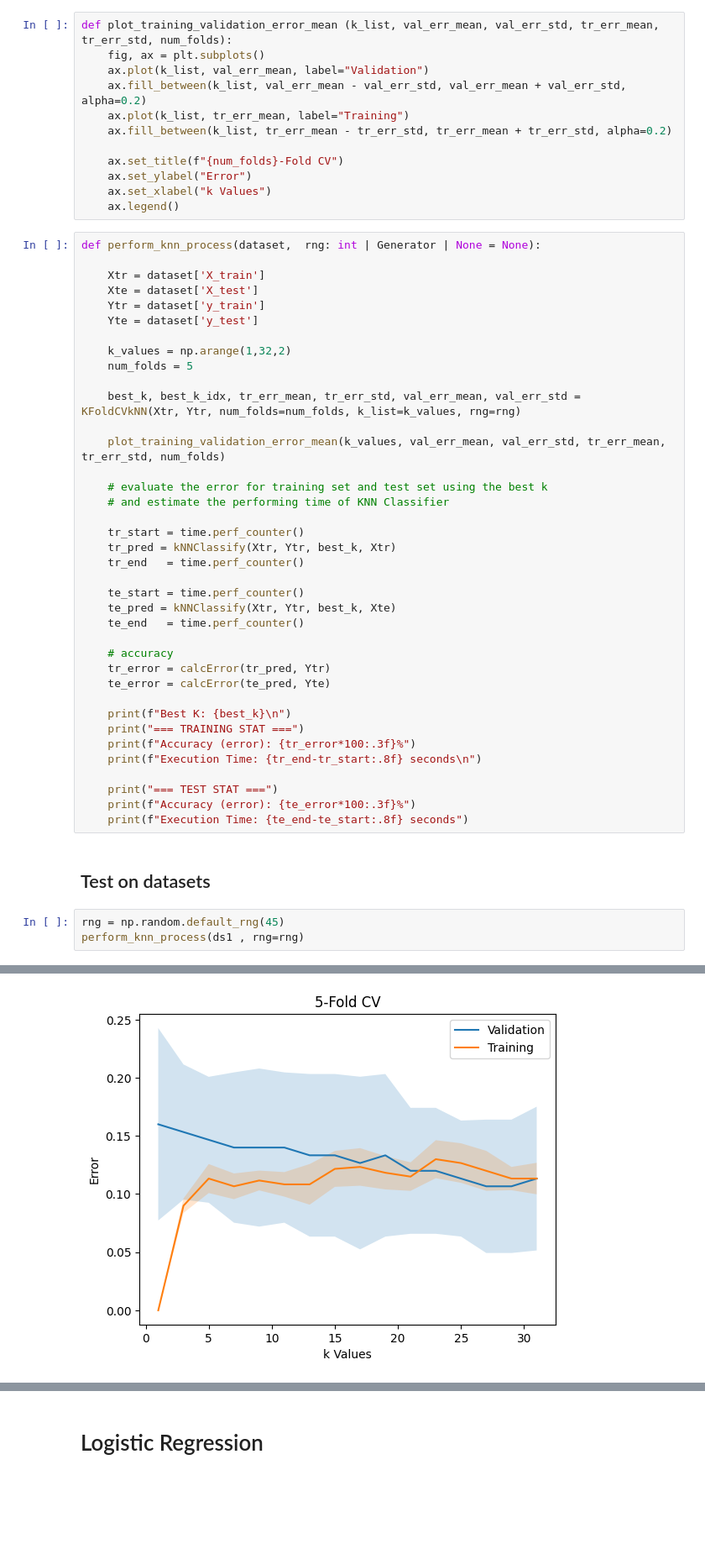
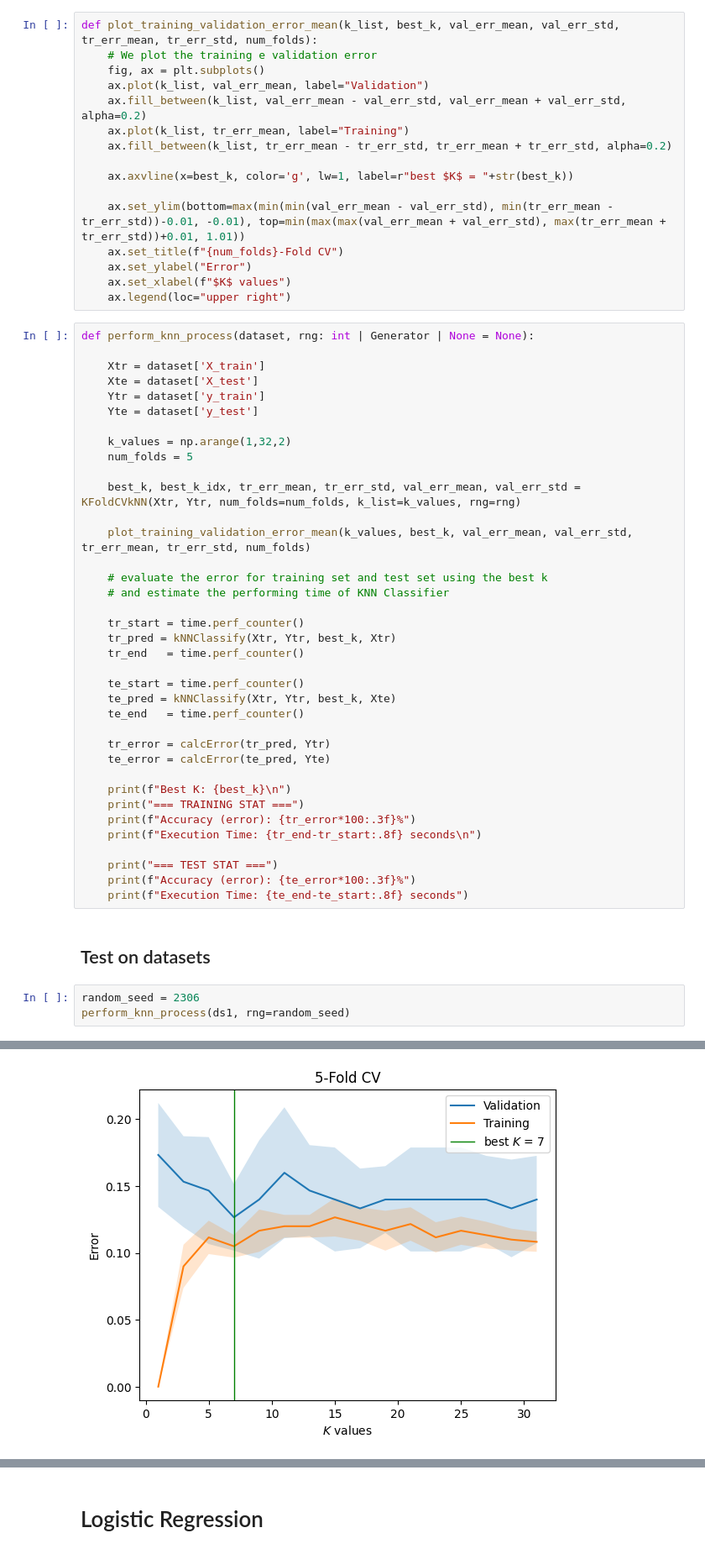
Before and after one commit to LorisPrataiolo/ML-Mid-Term-1, a Jupyter notebook: MidTerm1_KNN_LR.ipynb, the cells around one changed output, grey strips where cells are left out. Shown: that part at 84% size. Drawn from its saved outputs; the diff is of its cells as text; blank space fills up the shorter version.

```diff
--- a/MidTerm1_KNN_LR.ipynb
+++ b/MidTerm1_KNN_LR.ipynb
@@ -180,19 +172,23 @@ def KFoldCVkNN(Xtr, Ytr, num_folds, k_list, rng: int | Generator | None = None):
 
     return best_k, best_k_idx, tr_err_mean, tr_err_std, val_err_mean, val_err_std
 # %%
-def plot_training_validation_error_mean (k_list, val_err_mean, val_err_std, tr_err_mean, tr_err_std, num_folds):
+def plot_training_validation_error_mean(k_list, best_k, val_err_mean, val_err_std, tr_err_mean, tr_err_std, num_folds):
+    # We plot the training e validation error
     fig, ax = plt.subplots()
     ax.plot(k_list, val_err_mean, label="Validation")
     ax.fill_between(k_list, val_err_mean - val_err_std, val_err_mean + val_err_std, alpha=0.2)
     ax.plot(k_list, tr_err_mean, label="Training")
     ax.fill_between(k_list, tr_err_mean - tr_err_std, tr_err_mean + tr_err_std, alpha=0.2)
 
+    ax.axvline(x=best_k, color='g', lw=1, label=r"best $K$ = "+str(best_k))
+
+    ax.set_ylim(bottom=max(min(min(val_err_mean - val_err_std), min(tr_err_mean - tr_err_std))-0.01, -0.01), top=min(max(max(val_err_mean + val_err_std), max(tr_err_mean + tr_err_std))+0.01, 1.01))
     ax.set_title(f"{num_folds}-Fold CV")
     ax.set_ylabel("Error")
-    ax.set_xlabel("k Values")
-    ax.legend()
+    ax.set_xlabel(f"$K$ values")
+    ax.legend(loc="upper right")
 # %%
-def perform_knn_process(dataset,  rng: int | Generator | None = None):
+def perform_knn_process(dataset, rng: int | Generator | None = None):
 
     Xtr = dataset['X_train']
     Xte = dataset['X_test']
@@ -204,7 +200,7 @@ def perform_knn_process(dataset,  rng: int | Generator | None = None):
 
     best_k, best_k_idx, tr_err_mean, tr_err_std, val_err_mean, val_err_std = KFoldCVkNN(Xtr, Ytr, num_folds=num_folds, k_list=k_values, rng=rng)
 
-    plot_training_validation_error_mean(k_values, val_err_mean, val_err_std, tr_err_mean, tr_err_std, num_folds)
+    plot_training_validation_error_mean(k_values, best_k, val_err_mean, val_err_std, tr_err_mean, tr_err_std, num_folds)
 
     # evaluate the error for training set and test set using the best k
     # and estimate the performing time of KNN Classifier
@@ -217,7 +213,6 @@ def perform_knn_process(dataset,  rng: int | Generator | None = None):
     te_pred = kNNClassify(Xtr, Ytr, best_k, Xte)
     te_end   = time.perf_counter()
 
-    # accuracy
     tr_error = calcError(tr_pred, Ytr)
     te_error = calcError(te_pred, Yte)
 
@@ -232,6 +227,6 @@ def perform_knn_process(dataset,  rng: int | Generator | None = None):
 # %% [markdown]
 ## Test on datasets
 # %%
-rng = np.random.default_rng(45)
-perform_knn_process(ds1 , rng=rng)
+random_seed = 2306
+perform_knn_process(ds1, rng=random_seed)
 # %% [output]
@@ -247,2 +242,2 @@ Execution Time: 0.02552046 seconds
-[figure, old version]
+[figure, new version]
 # %%
```
Also changed, not shown: parts of 14 cells of this notebook.
